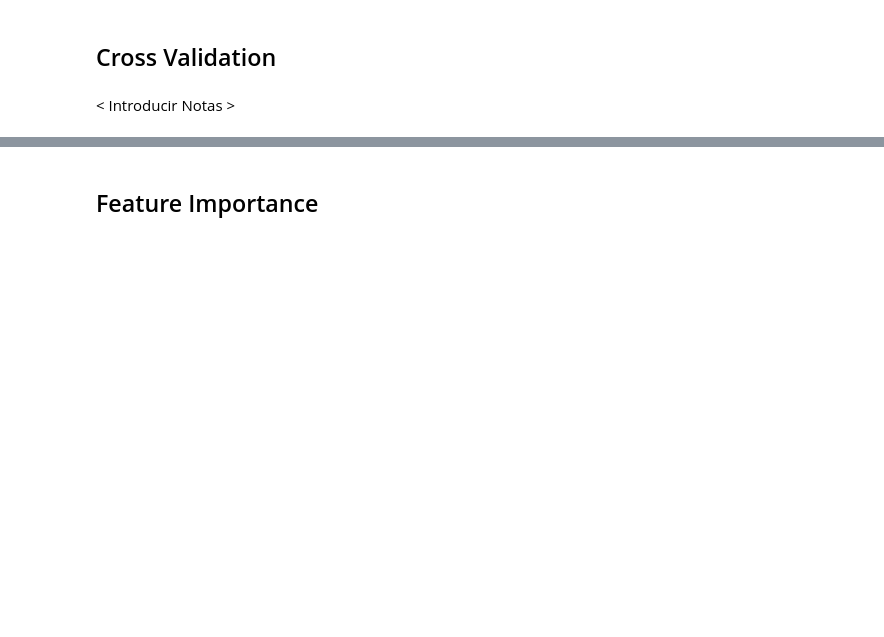
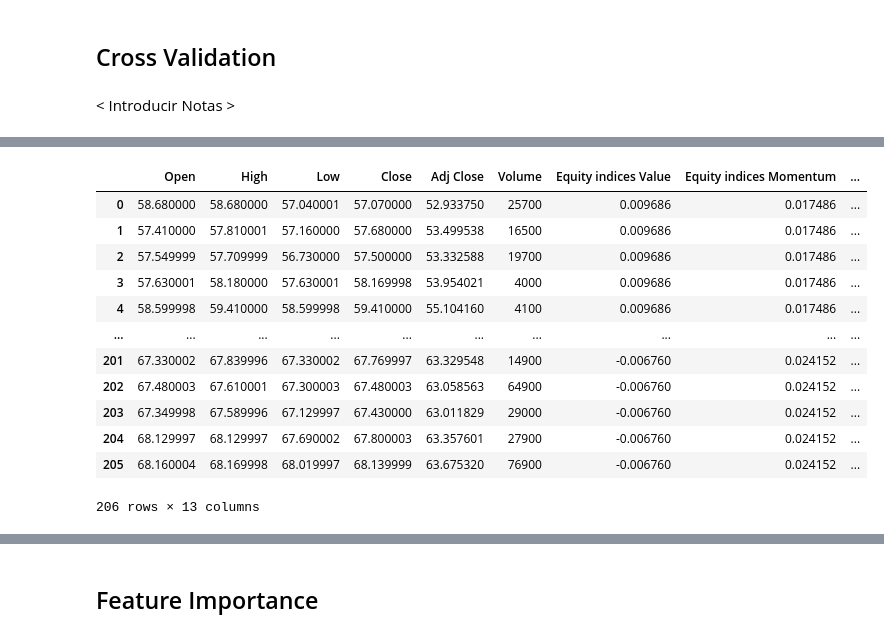
Before and after one commit to aoelvp94/FinAnalyticsProject, a Jupyter notebook: notebooks/Financial_Analytics_Consolidated.ipynb, the cells around one changed output, grey strips where cells are left out. Saved outputs shown, nothing was run; the diff lists cells and outputs as text; code cells hidden in the pictures; blank space fills up the shorter version.

```diff
--- a/notebooks/Financial_Analytics_Consolidated.ipynb
+++ b/notebooks/Financial_Analytics_Consolidated.ipynb
@@ -241,0 +565,16 @@ model_weights = final_weight(dataset,'close',0)
+# %%
+x_test_aux
+# %% [output]
+|  | Open | High | Low | Close | Adj Close | Volume | Equity indices Value | Equity indices Momentum | ... |
+| 0 | 58.680000 | 58.680000 | 57.040001 | 57.070000 | 52.933750 | 25700 | 0.009686 | 0.017486 | ... |
+| 1 | 57.410000 | 57.810001 | 57.160000 | 57.680000 | 53.499538 | 16500 | 0.009686 | 0.017486 | ... |
+| 2 | 57.549999 | 57.709999 | 56.730000 | 57.500000 | 53.332588 | 19700 | 0.009686 | 0.017486 | ... |
+| 3 | 57.630001 | 58.180000 | 57.630001 | 58.169998 | 53.954021 | 4000 | 0.009686 | 0.017486 | ... |
+| 4 | 58.599998 | 59.410000 | 58.599998 | 59.410000 | 55.104160 | 4100 | 0.009686 | 0.017486 | ... |
+| ... | ... | ... | ... | ... | ... | ... | ... | ... | ... |
+| 201 | 67.330002 | 67.839996 | 67.330002 | 67.769997 | 63.329548 | 14900 | -0.006760 | 0.024152 | ... |
+| 202 | 67.480003 | 67.610001 | 67.300003 | 67.480003 | 63.058563 | 64900 | -0.006760 | 0.024152 | ... |
+| 203 | 67.349998 | 67.589996 | 67.129997 | 67.430000 | 63.011829 | 29000 | -0.006760 | 0.024152 | ... |
+| 204 | 68.129997 | 68.129997 | 67.690002 | 67.800003 | 63.357601 | 27900 | -0.006760 | 0.024152 | ... |
+| 205 | 68.160004 | 68.169998 | 68.019997 | 68.139999 | 63.675320 | 76900 | -0.006760 | 0.024152 | ... |
+206 rows × 13 columns
```
Also changed, not shown: parts of 25 cells of this notebook, 5 other files.
